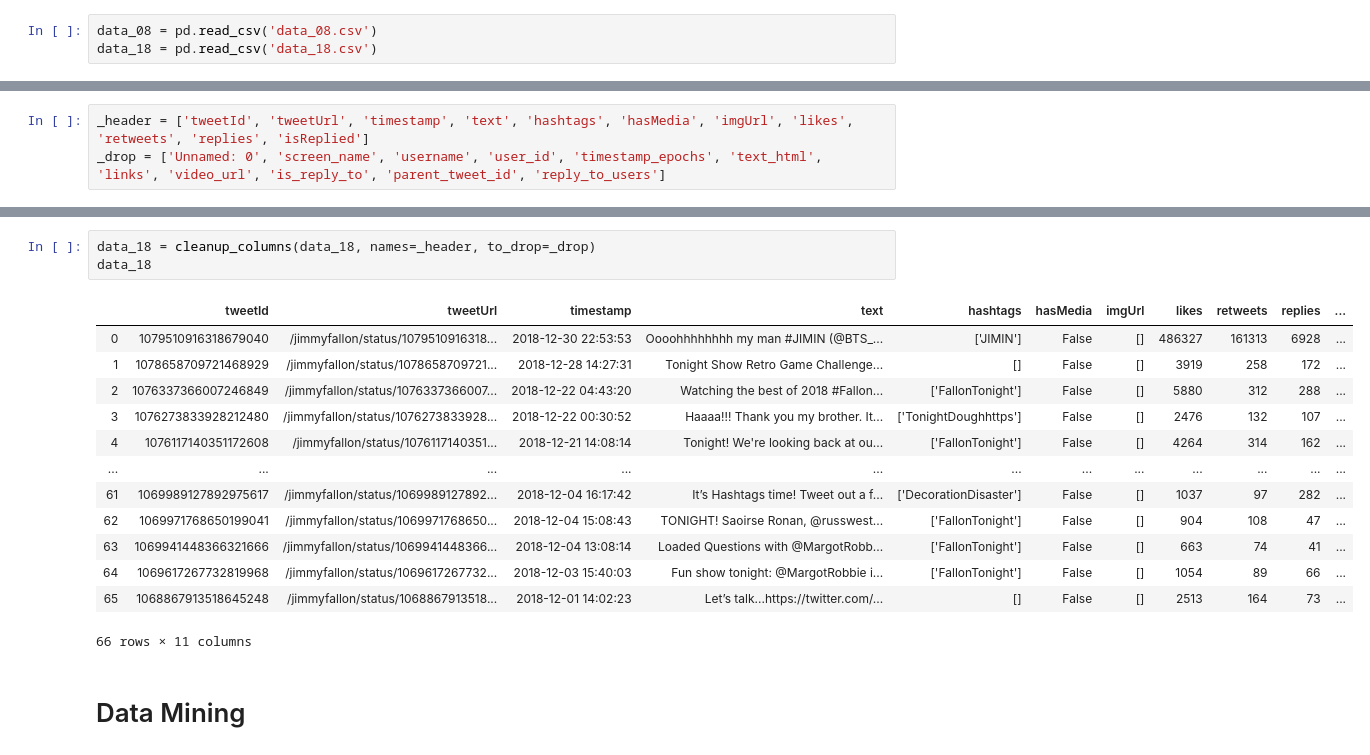
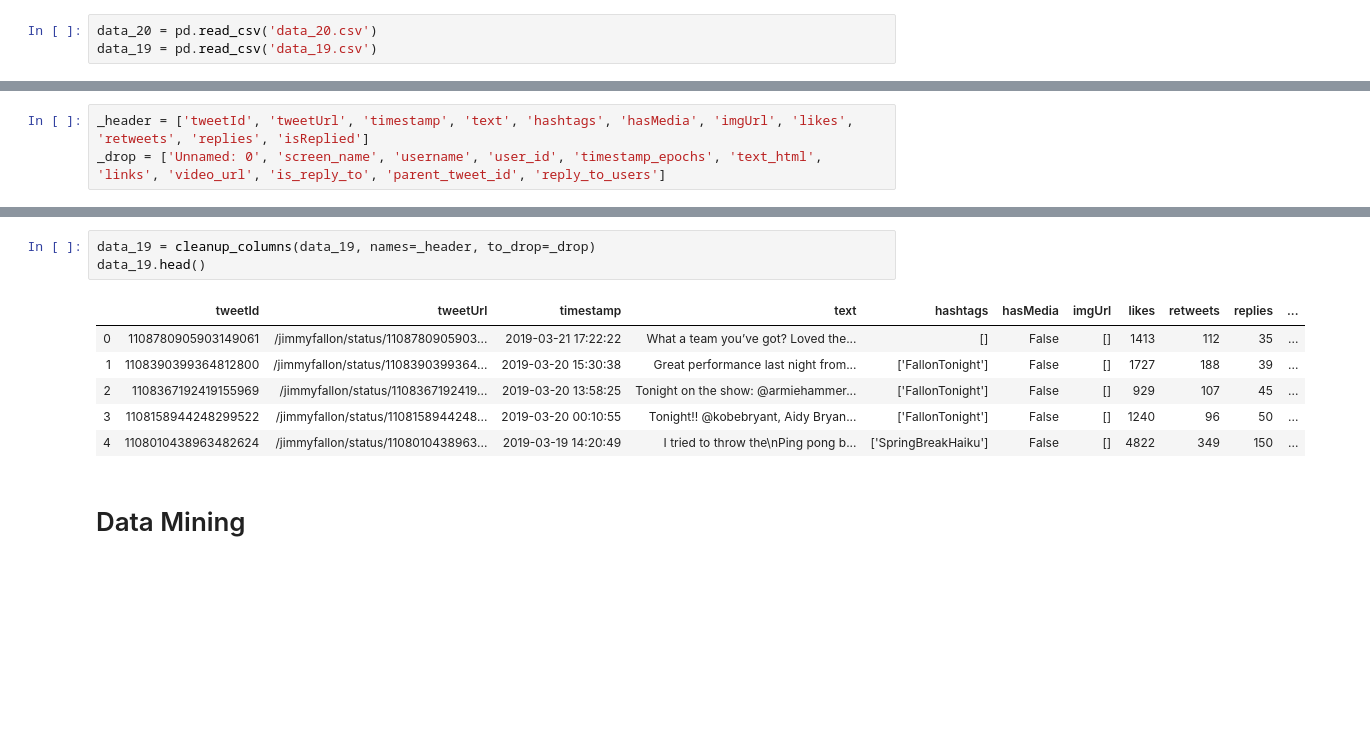
Before and after one commit to SamLevinSE/tweet_analyzer_Python_NLP, a Jupyter notebook: tweet_analysing.ipynb, the cells around one changed output, grey strips where cells are left out. Cells and saved outputs as stored; diff of their text form; blank space fills up the shorter version.

Commit message:
twitter scraping method changed. new period and search for tweets

```diff
--- a/tweet_analysing.ipynb
+++ b/tweet_analysing.ipynb
@@ -25,3 +22,3 @@ Here I download the first n number of twitts about COVID from the first to the l
 # %%
-data_08 = pd.read_csv('data_08.csv')
-data_18 = pd.read_csv('data_18.csv')
+data_20 = pd.read_csv('data_20.csv')
+data_19 = pd.read_csv('data_19.csv')
@@ -78,20 +89,13 @@ data_08
 # %%
-data_18 = cleanup_columns(data_18, names=_header, to_drop=_drop)
-data_18
+data_19 = cleanup_columns(data_19, names=_header, to_drop=_drop)
+data_19.head()
 # %% [output]
 |  | tweetId | tweetUrl | timestamp | text | hashtags | hasMedia | imgUrl | likes | retweets | replies | ... |
-| 0 | 1079510916318679040 | /jimmyfallon/status/1079510916318... | 2018-12-30 22:53:53 | Oooohhhhhhhh my man #JIMIN (@BTS_... | ['JIMIN'] | False | [] | 486327 | 161313 | 6928 | ... |
-| 1 | 1078658709721468929 | /jimmyfallon/status/1078658709721... | 2018-12-28 14:27:31 | Tonight Show Retro Game Challenge... | [] | False | [] | 3919 | 258 | 172 | ... |
-| 2 | 1076337366007246849 | /jimmyfallon/status/1076337366007... | 2018-12-22 04:43:20 | Watching the best of 2018 #Fallon... | ['FallonTonight'] | False | [] | 5880 | 312 | 288 | ... |
-| 3 | 1076273833928212480 | /jimmyfallon/status/1076273833928... | 2018-12-22 00:30:52 | Haaaa!!! Thank you my brother. It... | ['TonightDoughhttps'] | False | [] | 2476 | 132 | 107 | ... |
-| 4 | 1076117140351172608 | /jimmyfallon/status/1076117140351... | 2018-12-21 14:08:14 | Tonight! We're looking back at ou... | ['FallonTonight'] | False | [] | 4264 | 314 | 162 | ... |
-| ... | ... | ... | ... | ... | ... | ... | ... | ... | ... | ... | ... |
-| 61 | 1069989127892975617 | /jimmyfallon/status/1069989127892... | 2018-12-04 16:17:42 | It’s Hashtags time! Tweet out a f... | ['DecorationDisaster'] | False | [] | 1037 | 97 | 282 | ... |
-| 62 | 1069971768650199041 | /jimmyfallon/status/1069971768650... | 2018-12-04 15:08:43 | TONIGHT! Saoirse Ronan, @russwest... | ['FallonTonight'] | False | [] | 904 | 108 | 47 | ... |
-| 63 | 1069941448366321666 | /jimmyfallon/status/1069941448366... | 2018-12-04 13:08:14 | Loaded Questions with @MargotRobb... | ['FallonTonight'] | False | [] | 663 | 74 | 41 | ... |
-| 64 | 1069617267732819968 | /jimmyfallon/status/1069617267732... | 2018-12-03 15:40:03 | Fun show tonight: @MargotRobbie i... | ['FallonTonight'] | False | [] | 1054 | 89 | 66 | ... |
-| 65 | 1068867913518645248 | /jimmyfallon/status/1068867913518... | 2018-12-01 14:02:23 | Let’s talk...https://twitter.com/... | [] | False | [] | 2513 | 164 | 73 | ... |
+| 0 | 1108780905903149061 | /jimmyfallon/status/1108780905903... | 2019-03-21 17:22:22 | What a team you’ve got? Loved the... | [] | False | [] | 1413 | 112 | 35 | ... |
+| 1 | 1108390399364812800 | /jimmyfallon/status/1108390399364... | 2019-03-20 15:30:38 | Great performance last night from... | ['FallonTonight'] | False | [] | 1727 | 188 | 39 | ... |
+| 2 | 1108367192419155969 | /jimmyfallon/status/1108367192419... | 2019-03-20 13:58:25 | Tonight on the show: @armiehammer... | ['FallonTonight'] | False | [] | 929 | 107 | 45 | ... |
+| 3 | 1108158944248299522 | /jimmyfallon/status/1108158944248... | 2019-03-20 00:10:55 | Tonight!! @kobebryant, Aidy Bryan... | ['FallonTonight'] | False | [] | 1240 | 96 | 50 | ... |
+| 4 | 1108010438963482624 | /jimmyfallon/status/1108010438963... | 2019-03-19 14:20:49 | I tried to throw the\nPing pong b... | ['SpringBreakHaiku'] | False | [] | 4822 | 349 | 150 | ... |
-66 rows × 11 columns
 # %% [markdown]
 # Data Mining
 # %%
```
Also changed, not shown: parts of 26 cells of this notebook, 5 other files.
